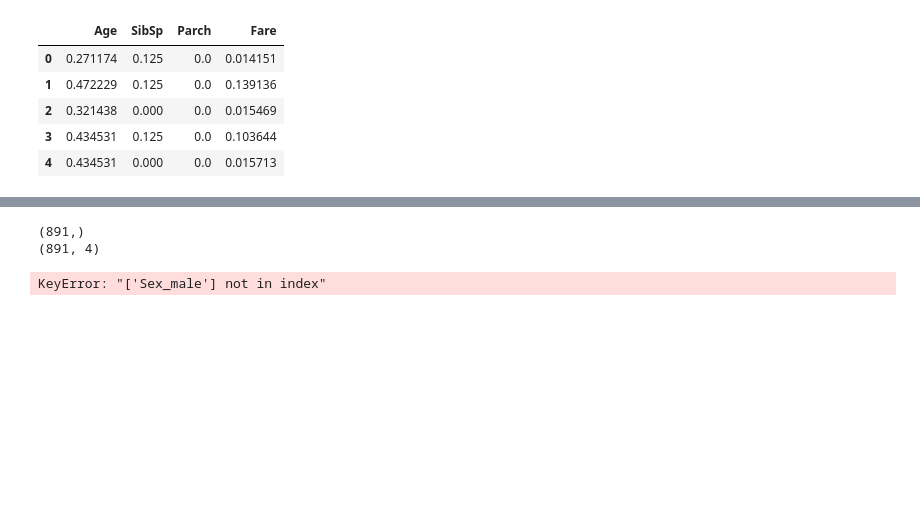
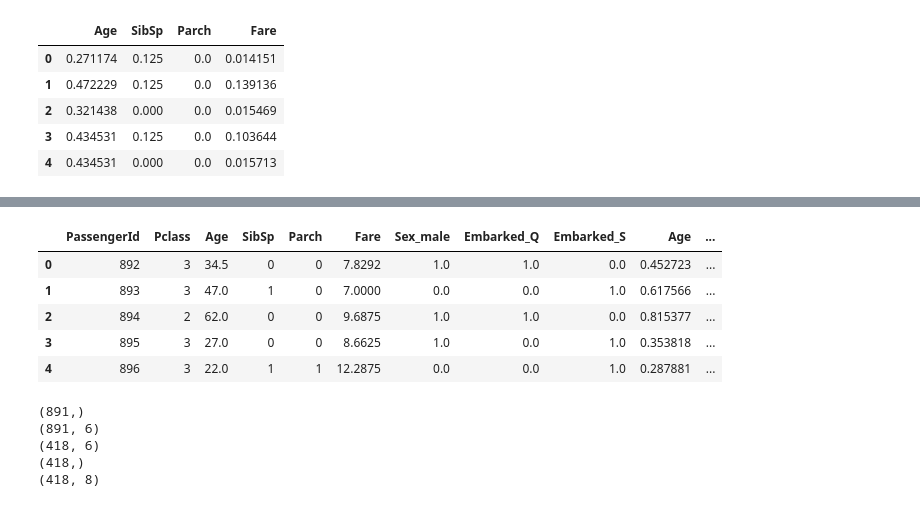
Before and after one commit to Cesar421/Titanic, a Jupyter notebook: JupyterMODEL.ipynb, the cells around one changed output, grey strips where cells are left out. Cells and saved outputs as stored; diff of their text form; code cells hidden in the pictures; blank space fills up the shorter version.

```diff
--- a/JupyterMODEL.ipynb
+++ b/JupyterMODEL.ipynb
@@ -426,3 +435,13 @@ train.head(6)
 type(train)
 # %% [output]
 pandas.core.frame.DataFrame
+# %%
+categoricalVars = ["Sex", "Embarked"]
+oneHotEncoder = OneHotEncoder(sparse=False, drop="first")
+
+testEncoded = oneHotEncoder.fit_transform(df_test_original[categoricalVars])
+encoderFeatureNamesTest = oneHotEncoder.get_feature_names(categoricalVars)
+
+testEncoded = pd.DataFrame(testEncoded,columns = encoderFeatureNamesTest)
+test = pd.concat([df_test_original.reset_index(drop=True),testEncoded.reset_index(drop=True)],axis=1)
+test.drop(categoricalVars,axis=1,inplace=True)
@@ -511,10 +518,26 @@ numpy.ndarray
+# %%
+numeric = ['Age', 'SibSp', 'Parch', 'Fare']
+X_numeric_test = df_test_original[numeric].values
+scaler = MinMaxScaler(feature_range=(0, 1))
+X_numeric_test = scaler.fit_transform(X_numeric_test)
+trainEncodedNumericTest = pd.DataFrame(X_numeric_test,columns = numeric)
+test = pd.concat([test.reset_index(drop=True),trainEncodedNumericTest.reset_index(drop=True)],axis=1)
+# %%
+test.head()
+# %% [output]
+|  | PassengerId | Pclass | Age | SibSp | Parch | Fare | Sex_male | Embarked_Q | Embarked_S | Age | ... |
+| 0 | 892 | 3 | 34.5 | 0 | 0 | 7.8292 | 1.0 | 1.0 | 0.0 | 0.452723 | ... |
+| 1 | 893 | 3 | 47.0 | 1 | 0 | 7.0000 | 0.0 | 0.0 | 1.0 | 0.617566 | ... |
+| 2 | 894 | 2 | 62.0 | 0 | 0 | 9.6875 | 1.0 | 1.0 | 0.0 | 0.815377 | ... |
+| 3 | 895 | 3 | 27.0 | 0 | 0 | 8.6625 | 1.0 | 0.0 | 1.0 | 0.353818 | ... |
+| 4 | 896 | 3 | 22.0 | 1 | 1 | 12.2875 | 0.0 | 0.0 | 1.0 | 0.287881 | ... |
 # %%
 y = train["Survived"]
 print(y.shape)
 features = ["Pclass", "Sex_male", "SibSp", "Parch"]
 X = pd.get_dummies(train[features])
 print(X.shape)
-X_test = pd.get_dummies(df_test_original[features])
+X_test = pd.get_dummies(test[features])
 print(X_test.shape)
 model = RandomForestClassifier(n_estimators=1000, max_depth=50, random_state=1)
 model.fit(X, y)
@@ -526,5 +549,7 @@ output.to_csv('my_prediction_Cesar.csv', index=False)
 #print("Your submission was successfully saved!")
 # %% [output]
 (891,)
-(891, 4)
+(891, 6)
+(418, 6)
+(418,)
+(418, 8)
-KeyError: "['Sex_male'] not in index"
```
Also changed, not shown: parts of 9 cells of this notebook.
